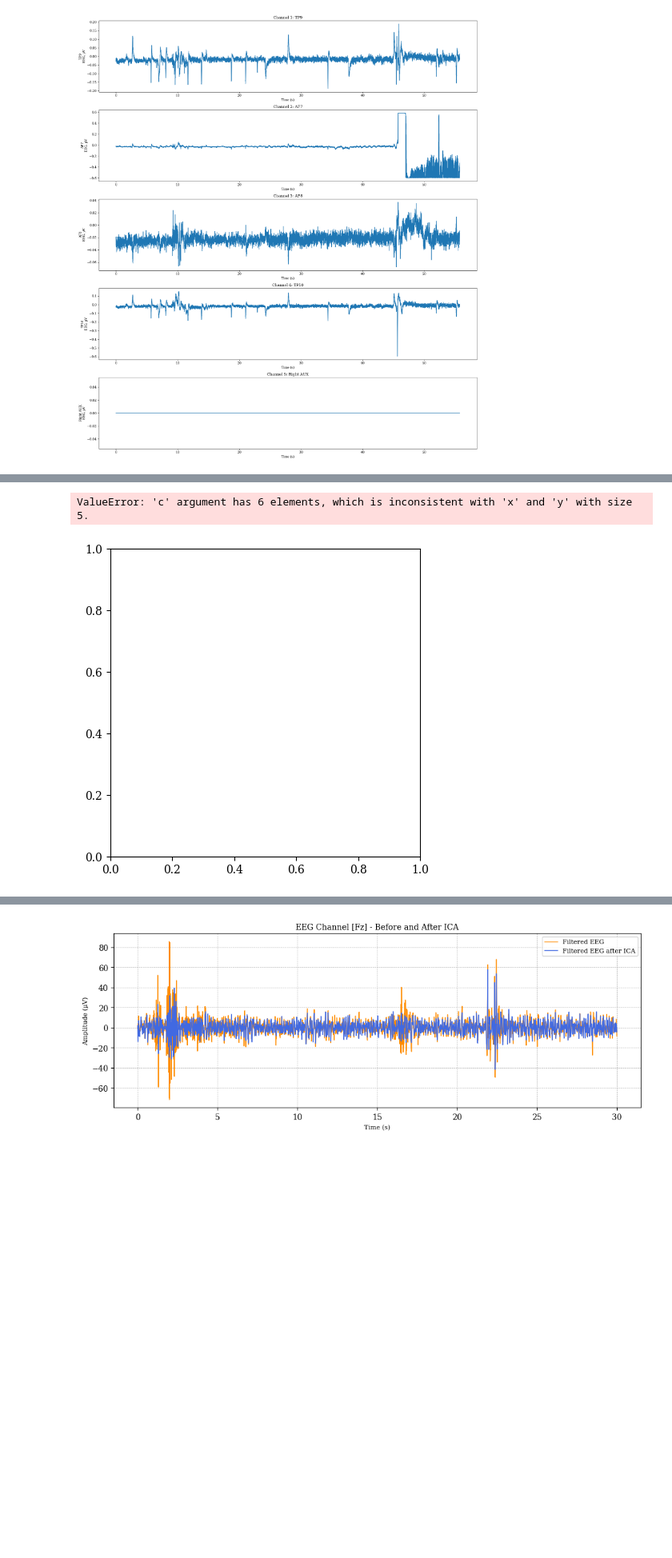
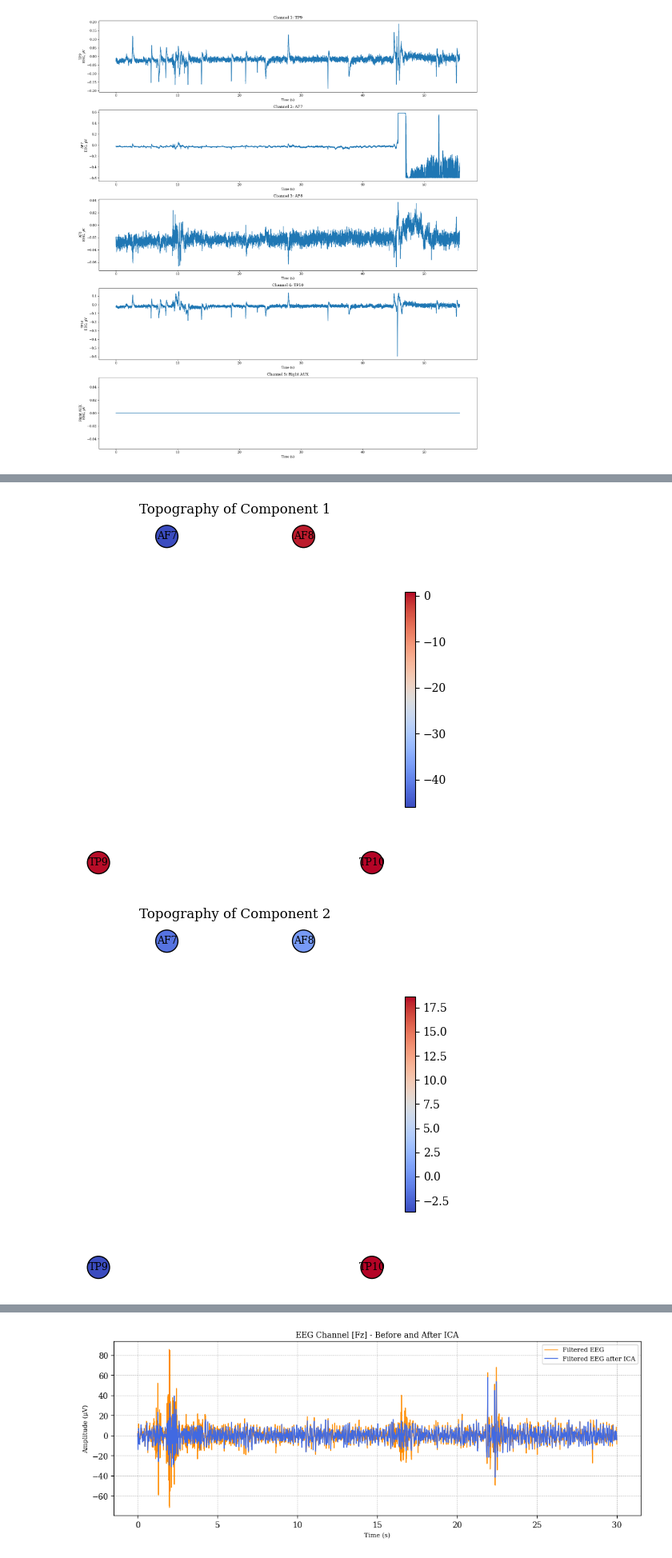
Before and after one commit to andgaspez/corpo_coraje, a Jupyter notebook: pipeline.ipynb, the cells around one changed output, grey strips where cells are left out. Shown at 80% size. Saved outputs shown, nothing was run; the diff lists cells and outputs as text; code cells hidden in the pictures; blank space fills up the shorter version.

```diff
--- a/pipeline.ipynb
+++ b/pipeline.ipynb
@@ -174,7 +174,7 @@ assert len(electrode_labels) == n_channels == len(offsets), "Mismatch in labels
 plt.figure(figsize=(6, 4))
 
 for ch in range(n_channels):
-    plt.plot(time, eeg_segment.iloc[:, ch] + offsets[ch], color='dimgray', linewidth=0.8)
+    plt.plot(time, eeg_segment.iloc[:, ch] + offsets[ch], color='green', linewidth=0.8)
 
 # Grid
 plt.grid(True, which='both', linestyle='--', linewidth=0.5)
@@ -206,7 +206,10 @@ plt.text(scale_x + 1, (scale_y_bottom + scale_y_top) / 2,
 # Axis ticks and labels
 xticks = np.linspace(0, time[-1], num=5)
 plt.xticks(xticks)
-plt.yticks(offsets, range(n_channels))
+plt.yticks([])  # disable default tick labels
+for i in range(n_channels):
+    plt.text(-2.5, offsets[i], str(i + 1), fontsize=8, va='center', ha='right')
+
 plt.ylabel('EEG Channels ', fontsize=8)
 plt.xlabel('Time (s)', fontsize=8)
 plt.title("Filtered EEG before ICA", fontsize=9)
@@ -261,37 +265,39 @@ plt.show()
 # %%
 import matplotlib.pyplot as plt
 import numpy as np
 
 # Mixing matrix: shape (channels, components)
 mixing_matrix = ica.mixing_
 
-# Muse 2 channel names
-channel_names = ['TP9', 'AF7', 'AF8', 'TP10', 'AUX']
+# Only use the 4 channels used in ICA
+channel_names = ['TP9', 'AF7', 'AF8', 'TP10']
 
-# Estimated 2D positions for these electrodes (rough layout)
+# Estimated 2D positions for these electrodes
 channel_positions = {
     'TP9':  (0.2, 0.4),  # Left ear
     'AF7':  (0.35, 0.8), # Left forehead
     'AF8':  (0.65, 0.8), # Right forehead
     'TP10': (0.8, 0.4),  # Right ear
-    'AUX':  (0.5, 0.2),  # Below/auxiliary
 }
 positions = np.array([channel_positions[ch] for ch in channel_names])
 
 # Plot topographies for all ICA components
 for comp_idx in range(mixing_matrix.shape[1]):
     topography = mixing_matrix[:, comp_idx]
 
     plt.figure(figsize=(5, 5))
-    sc = plt.scatter(positions[:, 0], positions[:, 1], c=topography, s=400, cmap='coolwarm', edgecolors='k')
+    sc = plt.scatter(positions[:, 0], positions[:, 1],
+                     c=topography, s=400, cmap='coolwarm', edgecolors='k')
+
     for i, label in enumerate(channel_names):
-        plt.text(positions[i, 0], positions[i, 1], label, ha='center', va='center', fontsize=9, color='black')
+        plt.text(positions[i, 0], positions[i, 1], label,
+                 ha='center', va='center', fontsize=9, color='black')
 
     plt.colorbar(sc, shrink=0.6)
-    plt.title(f'Topography of Component {comp_idx}')
+    plt.title(f'Topography of Component {comp_idx+1}')
     plt.axis('off')
     plt.tight_layout()
     plt.show()
 # %% [output]
-ValueError: 'c' argument has 6 elements, which is inconsistent with 'x' and 'y' with size 5.
-[figure, old version]
+[figure, new version]
+[figure, added]
```
Also changed, not shown: parts of 21 cells of this notebook, 1 other file.
